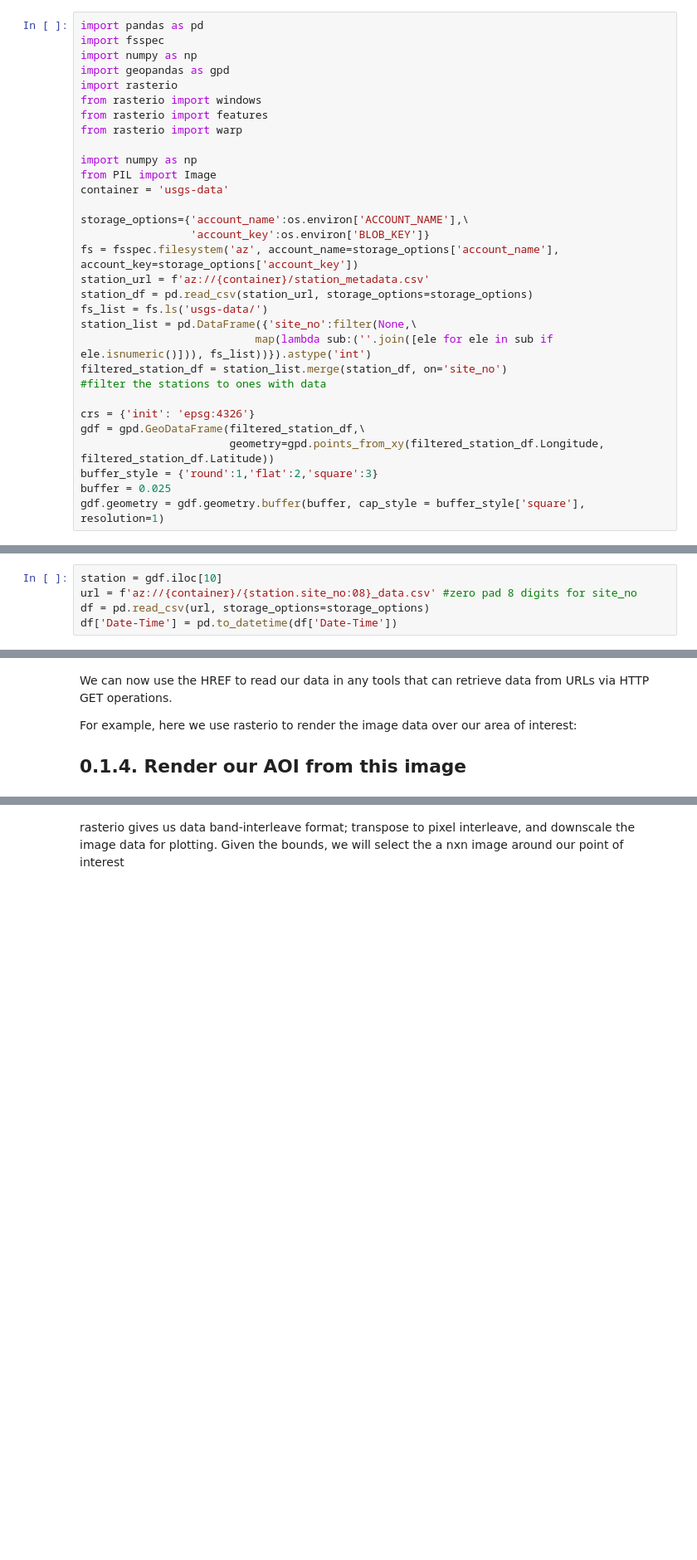
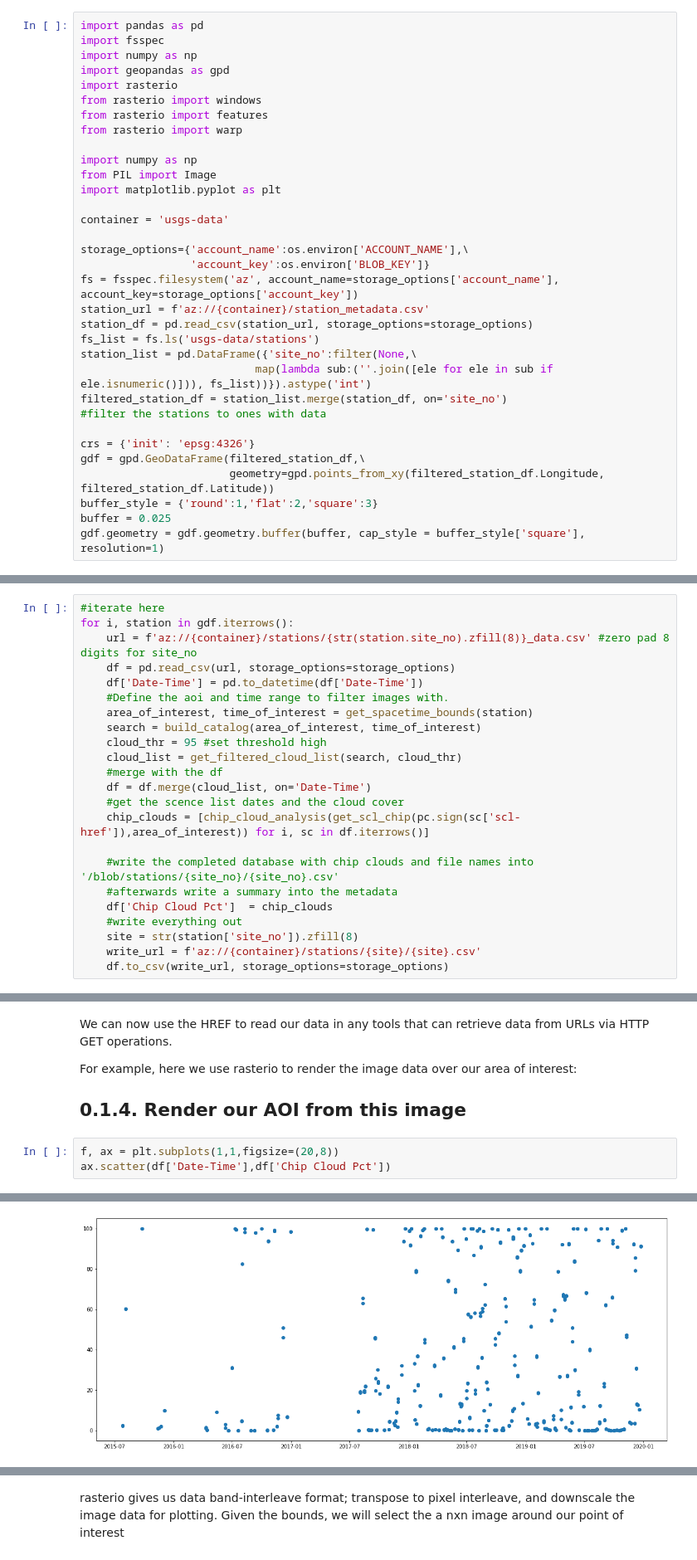
Before and after one commit to csp-inc/fluvius, a Jupyter notebook: notebooks/02-Image-Join.ipynb, the cells around one changed output, grey strips where cells are left out. Shown: that part at 83% size. Cells and saved outputs as stored; diff of their text form; blank space fills up the shorter version.

Commit message:
cloud threshold analysis

```diff
--- a/notebooks/03-Planetary-Computer.ipynb
+++ b/notebooks/02-Image-Join.ipynb
@@ -35,6 +33,8 @@ from rasterio import warp
 
 import numpy as np
 from PIL import Image
+import matplotlib.pyplot as plt
+
 container = 'usgs-data'
 
 storage_options={'account_name':os.environ['ACCOUNT_NAME'],\
@@ -42,7 +42,7 @@ storage_options={'account_name':os.environ['ACCOUNT_NAME'],\
 fs = fsspec.filesystem('az', account_name=storage_options['account_name'], account_key=storage_options['account_key'])
 station_url = f'az://{container}/station_metadata.csv'
 station_df = pd.read_csv(station_url, storage_options=storage_options)
-fs_list = fs.ls('usgs-data/')
+fs_list = fs.ls('usgs-data/stations')
 station_list = pd.DataFrame({'site_no':filter(None,\
                            map(lambda sub:(''.join([ele for ele in sub if ele.isnumeric()])), fs_list))}).astype('int')
 filtered_station_df = station_list.merge(station_df, on='site_no')
@@ -57,5 +120,23 @@ gdf.geometry = gdf.geometry.buffer(buffer, cap_style = buffer_style['square'], r
 # %%
-station = gdf.iloc[10]
-url = f'az://{container}/{station.site_no:08}_data.csv' #zero pad 8 digits for site_no
-df = pd.read_csv(url, storage_options=storage_options)
-df['Date-Time'] = pd.to_datetime(df['Date-Time'])
+#iterate here
+for i, station in gdf.iterrows():
+    url = f'az://{container}/stations/{str(station.site_no).zfill(8)}_data.csv' #zero pad 8 digits for site_no
+    df = pd.read_csv(url, storage_options=storage_options)
+    df['Date-Time'] = pd.to_datetime(df['Date-Time'])
+    #Define the aoi and time range to filter images with.
+    area_of_interest, time_of_interest = get_spacetime_bounds(station)
+    search = build_catalog(area_of_interest, time_of_interest)
+    cloud_thr = 95 #set threshold high
+    cloud_list = get_filtered_cloud_list(search, cloud_thr)
+    #merge with the df
+    df = df.merge(cloud_list, on='Date-Time')
+    #get the scence list dates and the cloud cover
+    chip_clouds = [chip_cloud_analysis(get_scl_chip(pc.sign(sc['scl-href']),area_of_interest)) for i, sc in df.iterrows()]
+
+    #write the completed database with chip clouds and file names into '/blob/stations/{site_no}/{site_no}.csv'
+    #afterwards write a summary into the metadata
+    df['Chip Cloud Pct']  = chip_clouds
+    #write everything out
+    site = str(station['site_no']).zfill(8)
+    write_url = f'az://{container}/stations/{site}/{site}.csv'
+    df.to_csv(write_url, storage_options=storage_options)
@@ -131,3 +168,7 @@ We can now use the HREF to read our data in any tools that can retrieve data fro
 For example, here we use rasterio to render the image data over our area of interest:
 
 ## 0.1.4. Render our AOI from this image
+# %%
+f, ax = plt.subplots(1,1,figsize=(20,8))
+ax.scatter(df['Date-Time'],df['Chip Cloud Pct'])
+# %% [output]
@@ -133,0 +176 @@ For example, here we use rasterio to render the image data over our area of inte
+[figure, added]
```
Also changed, not shown: parts of 18 cells of this notebook, 3 other files.
